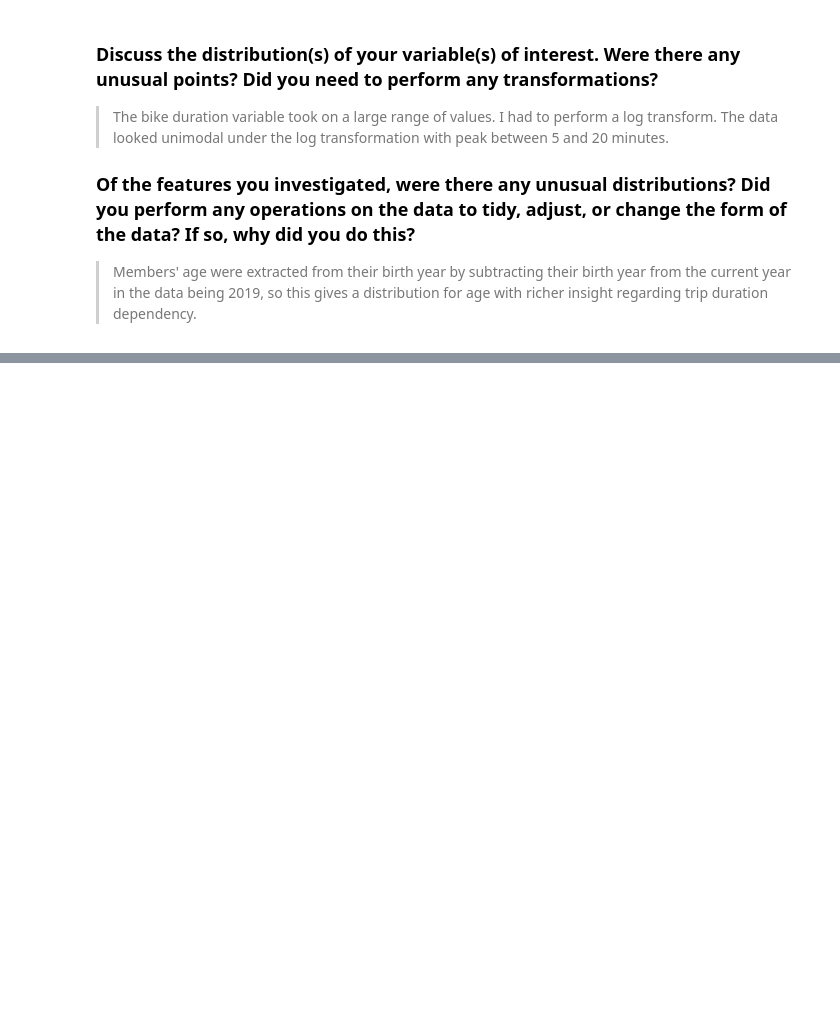
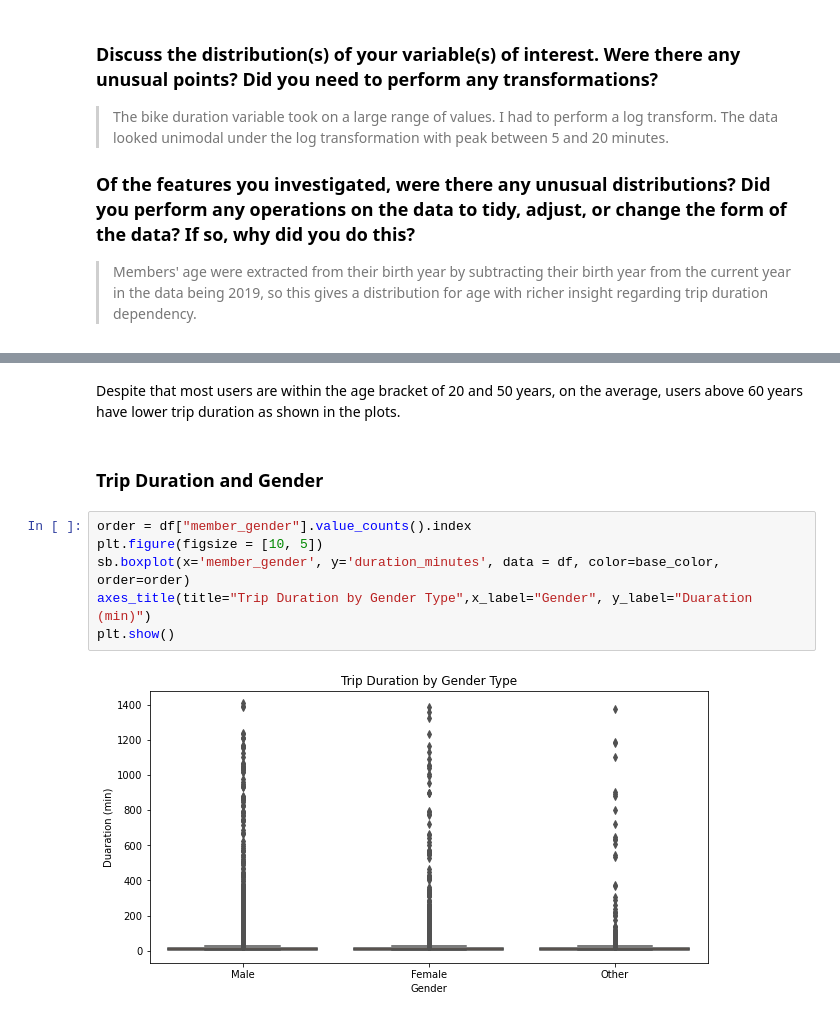
Before and after one commit to PatrickEmmanuel/Ford-Go-Bike-Data-Exploration-and-Analysis, a Jupyter notebook: Part_1-Ford-Go-Bike-System-Data-Exploration-and-Visualization.ipynb, the cells around one changed output, grey strips where cells are left out. Cells and saved outputs as stored; diff of their text form; blank space fills up the shorter version.

```diff
--- a/Part_1-Ford-Go-Bike-System-Data-Exploration-and-Visualization.ipynb
+++ b/Part_1-Ford-Go-Bike-System-Data-Exploration-and-Visualization.ipynb
@@ -221,0 +258,12 @@ Males use the bike service overwhelmingly more than females and other genders. O
+# %% [markdown]
+Despite that most users are within the age bracket of 20 and 50 years, on the average, users above 60 years have lower trip duration as shown in the plots.
+# %% [markdown]
+### Trip Duration and Gender
+# %%
+order = df["member_gender"].value_counts().index
+plt.figure(figsize = [10, 5])
+sb.boxplot(x='member_gender', y='duration_minutes', data = df, color=base_color, order=order)
+axes_title(title="Trip Duration by Gender Type",x_label="Gender", y_label="Duaration (min)")
+plt.show()
+# %% [output]
+[figure, added]
```
Also changed, not shown: parts of 15 cells of this notebook.
